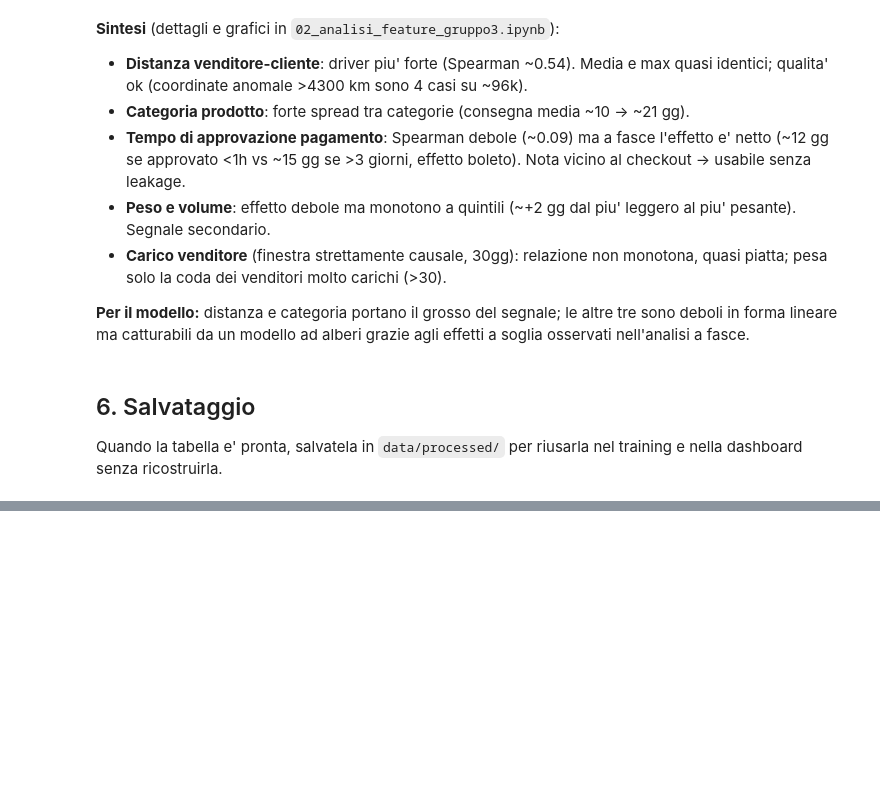
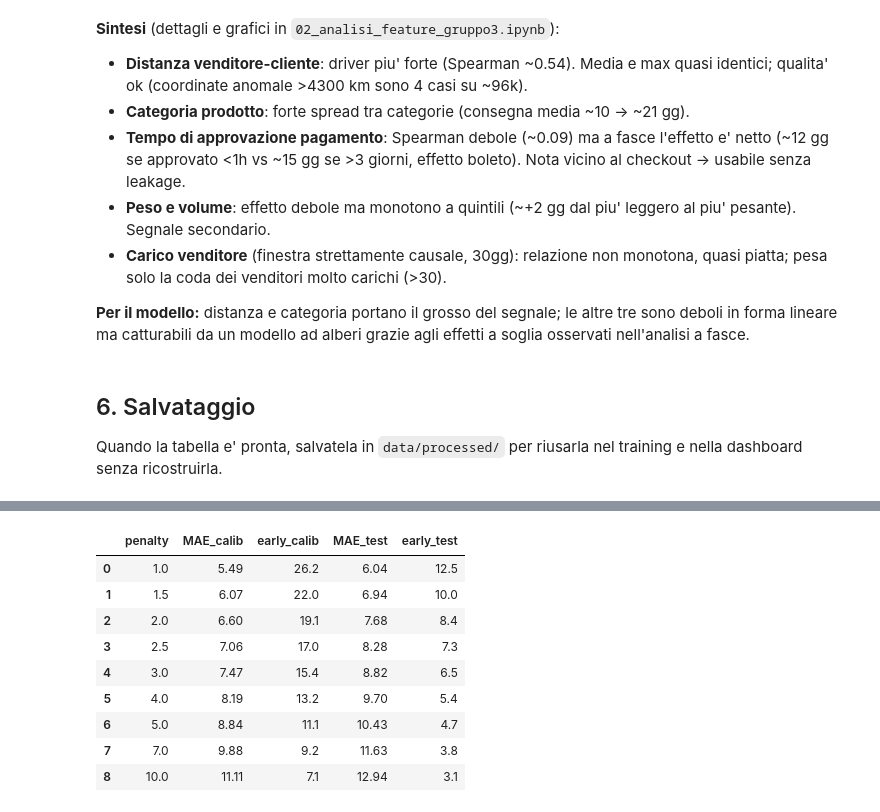
Before and after one commit to marco-pedretti/devnut-workshop-mia, a Jupyter notebook: notebooks/01_eda.ipynb, the cells around one changed output, grey strips where cells are left out. Drawn from its saved outputs; the diff is of its cells as text; code cells hidden in the pictures; blank space fills up the shorter version.

```diff
--- a/notebooks/01_eda.ipynb
+++ b/notebooks/01_eda.ipynb
@@ -244,0 +284,22 @@ Quando la tabella e' pronta, salvatela in `data/processed/` per riusarla nel tra
+# %%
+import numpy as np
+from xgboost import XGBRegressor
+
+UNDER_PENALTY = 3.0  # una sotto-stima (consegna prevista troppo presto) pesa 3x una sovra-stima
+
+def asymmetric_mse(y_true, y_pred):
+    residual = y_pred - y_true  # < 0 -> il modello ha previsto una consegna troppo anticipata
+    weight = np.where(residual < 0, UNDER_PENALTY, 1.0)
+    grad = 2 * weight * residual
+    hess = 2 * weight
+    return grad, hess
+
+xgb_params = dict(n_estimators=300, max_depth=5, learning_rate=0.05,
+                   enable_categorical=True, tree_method='hist', random_state=42)
+
+xgb_asym = XGBRegressor(objective=asymmetric_mse, **xgb_params)
+xgb_asym.fit(X_train, y_train)
+
+# Controllo: stesso modello con obiettivo simmetrico, per misurare l'effetto della penalita'.
+xgb_sym = XGBRegressor(objective='reg:squarederror', **xgb_params)
+xgb_sym.fit(X_train, y_train)
@@ -244,0 +465,33 @@ Quando la tabella e' pronta, salvatela in `data/processed/` per riusarla nel tra
+# %%
+def make_asymmetric_mse(penalty):
+    def obj(y_true, y_pred):
+        residual = y_pred - y_true
+        weight = np.where(residual < 0, penalty, 1.0)
+        return 2 * weight * residual, 2 * weight
+    return obj
+
+rows = []
+for penalty in [1.0, 1.5, 2.0, 2.5, 3.0, 4.0, 5.0, 7.0, 10.0]:
+    m = XGBRegressor(objective=make_asymmetric_mse(penalty), **xgb_params)
+    m.fit(X_fit, y_fit)
+    err_calib = m.predict(X_calib) - y_calib.to_numpy()
+    err_test = m.predict(X_test) - y_test.to_numpy()
+    rows.append((penalty,
+                 np.abs(err_calib).mean(), (err_calib < 0).mean(),
+                 np.abs(err_test).mean(), (err_test < 0).mean()))
+
+grid = pd.DataFrame(rows, columns=['penalty', 'MAE_calib', 'early_calib', 'MAE_test', 'early_test'])
+grid['early_calib'] = (grid['early_calib'] * 100).round(1)
+grid['early_test'] = (grid['early_test'] * 100).round(1)
+grid.round(2)
+# %% [output]
+|  | penalty | MAE_calib | early_calib | MAE_test | early_test |
+| 0 | 1.0 | 5.49 | 26.2 | 6.04 | 12.5 |
+| 1 | 1.5 | 6.07 | 22.0 | 6.94 | 10.0 |
+| 2 | 2.0 | 6.60 | 19.1 | 7.68 | 8.4 |
+| 3 | 2.5 | 7.06 | 17.0 | 8.28 | 7.3 |
+| 4 | 3.0 | 7.47 | 15.4 | 8.82 | 6.5 |
+| 5 | 4.0 | 8.19 | 13.2 | 9.70 | 5.4 |
+| 6 | 5.0 | 8.84 | 11.1 | 10.43 | 4.7 |
+| 7 | 7.0 | 9.88 | 9.2 | 11.63 | 3.8 |
+| 8 | 10.0 | 11.11 | 7.1 | 12.94 | 3.1 |
```
Also changed, not shown: parts of 17 cells of this notebook.
